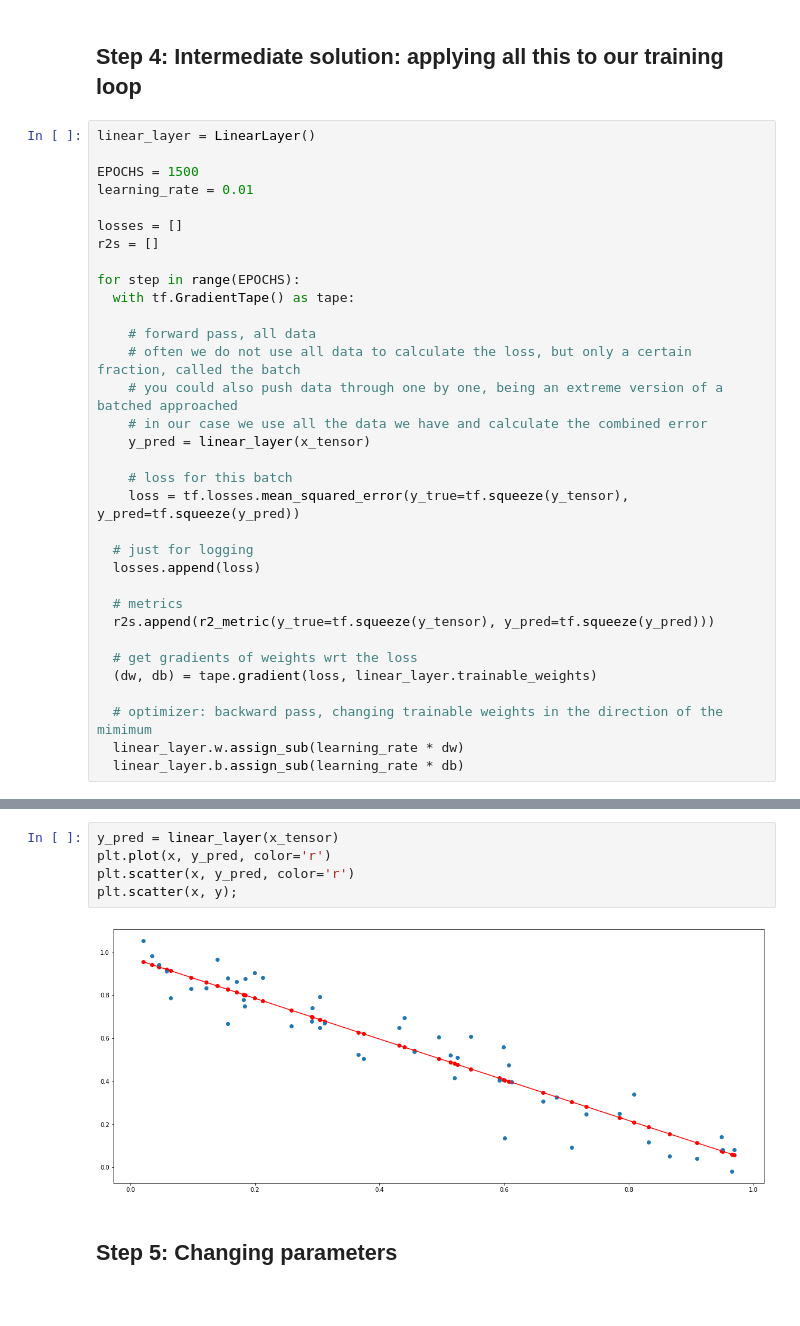
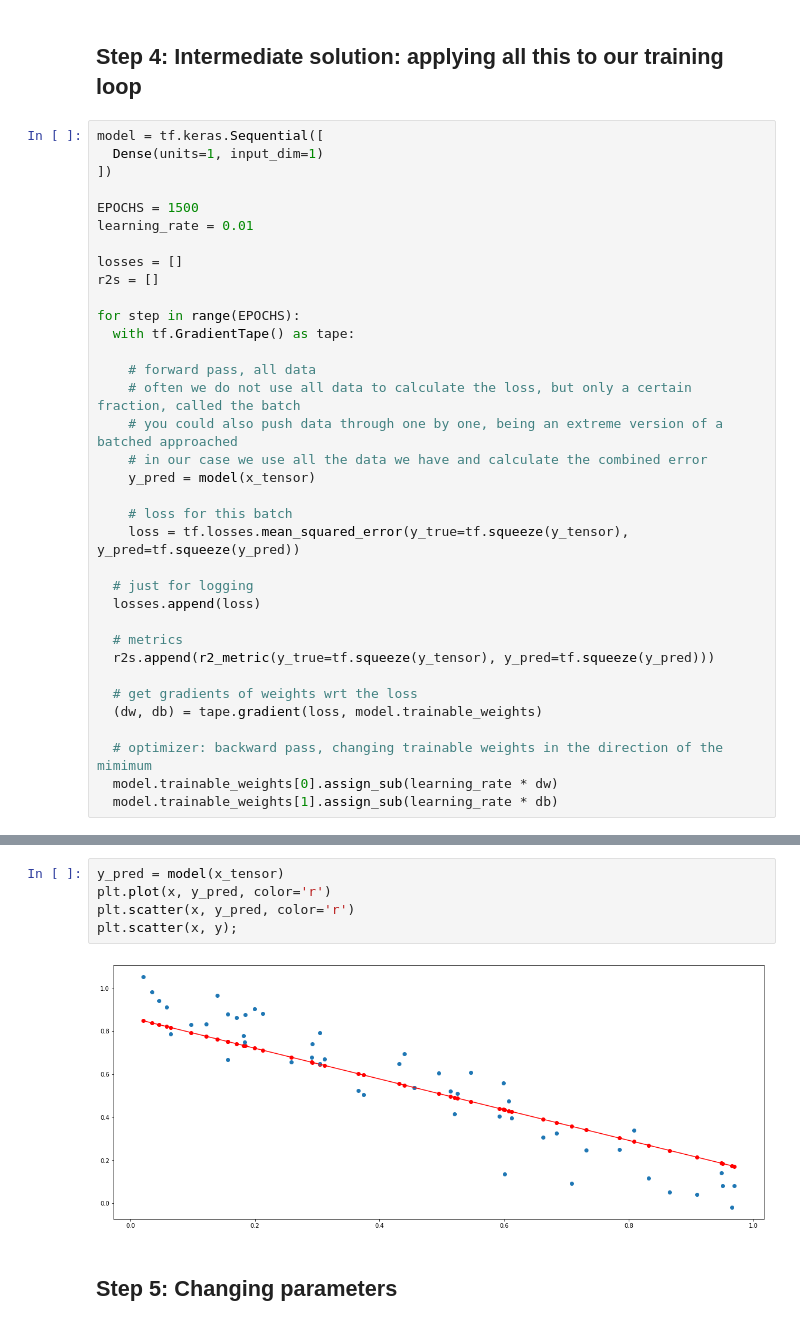
Before and after one commit to DJCordhose/ml-workshop, a Jupyter notebook: notebooks/intro/2021/intro-regression.ipynb, the cells around one changed output, grey strips where cells are left out. Cells and saved outputs as stored; diff of their text form.

```diff
--- a/notebooks/intro/2021/intro-regression.ipynb
+++ b/notebooks/intro/2021/intro-regression.ipynb
@@ -555,7 +441,9 @@ dy/dx: -inf
 # %% [markdown]
 ## Step 4: Intermediate solution: applying all this to our training loop
 # %%
-linear_layer = LinearLayer()
+model = tf.keras.Sequential([
+  Dense(units=1, input_dim=1)
+])
 
 EPOCHS = 1500
 learning_rate = 0.01
@@ -570,7 +458,7 @@ for step in range(EPOCHS):
     # often we do not use all data to calculate the loss, but only a certain fraction, called the batch
     # you could also push data through one by one, being an extreme version of a batched approached
     # in our case we use all the data we have and calculate the combined error
-    y_pred = linear_layer(x_tensor)
+    y_pred = model(x_tensor)
 
     # loss for this batch
     loss = tf.losses.mean_squared_error(y_true=tf.squeeze(y_tensor), y_pred=tf.squeeze(y_pred))
@@ -582,11 +470,11 @@ for step in range(EPOCHS):
   r2s.append(r2_metric(y_true=tf.squeeze(y_tensor), y_pred=tf.squeeze(y_pred)))
 
   # get gradients of weights wrt the loss
-  (dw, db) = tape.gradient(loss, linear_layer.trainable_weights)
+  (dw, db) = tape.gradient(loss, model.trainable_weights)
 
   # optimizer: backward pass, changing trainable weights in the direction of the mimimum
-  linear_layer.w.assign_sub(learning_rate * dw)
-  linear_layer.b.assign_sub(learning_rate * db)
+  model.trainable_weights[0].assign_sub(learning_rate * dw)
+  model.trainable_weights[1].assign_sub(learning_rate * db)
 # %%
 plt.xlabel('epochs')
 plt.ylabel('loss')
@@ -608,9 +496,9 @@ plt.plot(r2s);
 # %%
-y_pred = linear_layer(x_tensor)
+y_pred = model(x_tensor)
 plt.plot(x, y_pred, color='r')
 plt.scatter(x, y_pred, color='r')
 plt.scatter(x, y);
 # %% [output]
-[figure, old version]
+[figure, new version]
 # %% [markdown]
 ## Step 5: Changing parameters
```
Also changed, not shown: parts of 75 cells of this notebook.
